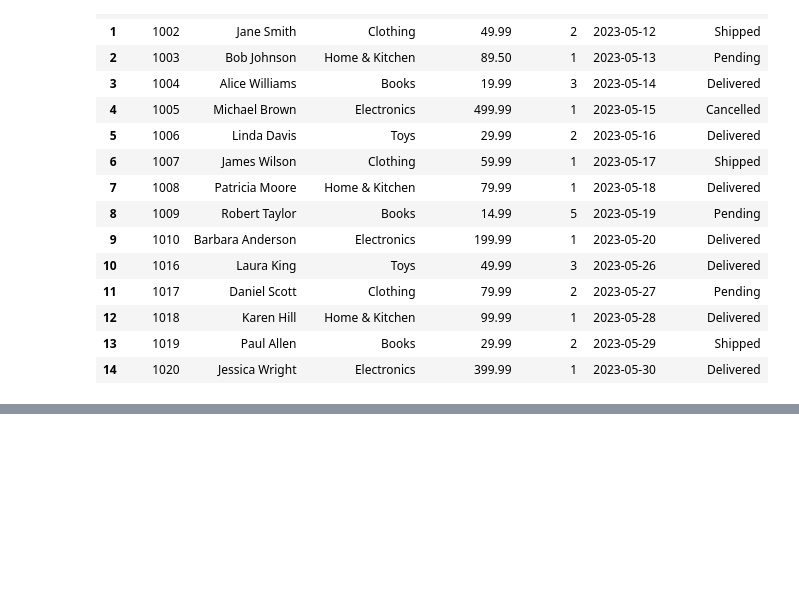
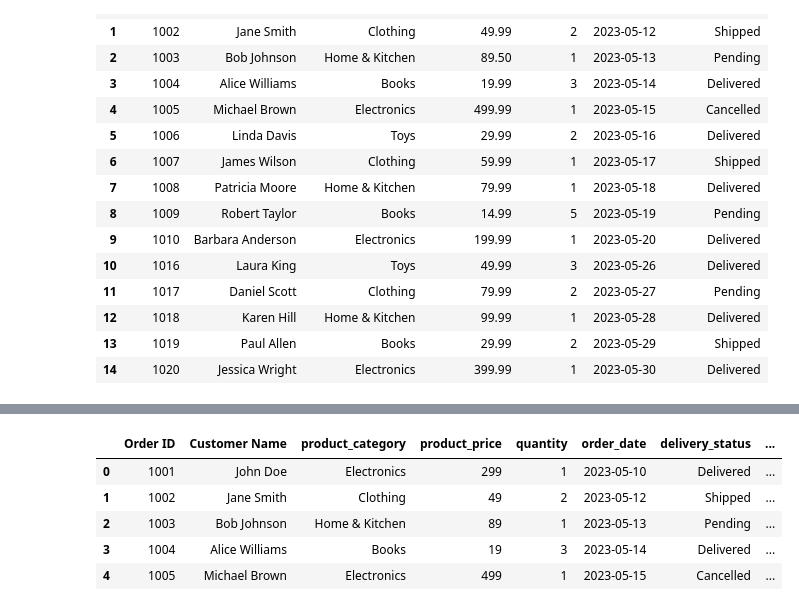
Before and after one commit to Md-Maruf-1727/LearningPractices, a Jupyter notebook: Pandas/Pandas6.ipynb, the cells around one changed output, grey strips where cells are left out. Cells and saved outputs as stored; diff of their text form; code cells hidden in the pictures; blank space fills up the shorter version.

```diff
--- a/Pandas/Pandas6.ipynb
+++ b/Pandas/Pandas6.ipynb
@@ -529,0 +539,5 @@ pd.concat([main_dataset.head(10), main_dataset.tail(5)]).reset_index(drop=True)
+# %%
+#33.নতুন column যোগ করো।
+main_dataset['product_price'] = main_dataset['product_price'].astype(int)
+main_dataset = main_dataset.assign(Discount = main_dataset['product_price']*0.2)
+print(main_dataset)
@@ -529,0 +562,10 @@ pd.concat([main_dataset.head(10), main_dataset.tail(5)]).reset_index(drop=True)
+# %%
+#34.Column এর নাম পরিবর্তন করো।
+main_dataset.rename(columns={'order_id': 'Order ID', 'customer_name':'Customer Name'}).head()
+# %% [output]
+|  | Order ID | Customer Name | product_category | product_price | quantity | order_date | delivery_status | ... |
+| 0 | 1001 | John Doe | Electronics | 299 | 1 | 2023-05-10 | Delivered | ... |
+| 1 | 1002 | Jane Smith | Clothing | 49 | 2 | 2023-05-12 | Shipped | ... |
+| 2 | 1003 | Bob Johnson | Home & Kitchen | 89 | 1 | 2023-05-13 | Pending | ... |
+| 3 | 1004 | Alice Williams | Books | 19 | 3 | 2023-05-14 | Delivered | ... |
+| 4 | 1005 | Michael Brown | Electronics | 499 | 1 | 2023-05-15 | Cancelled | ... |
```
Also changed, not shown: parts of 8 cells of this notebook.
